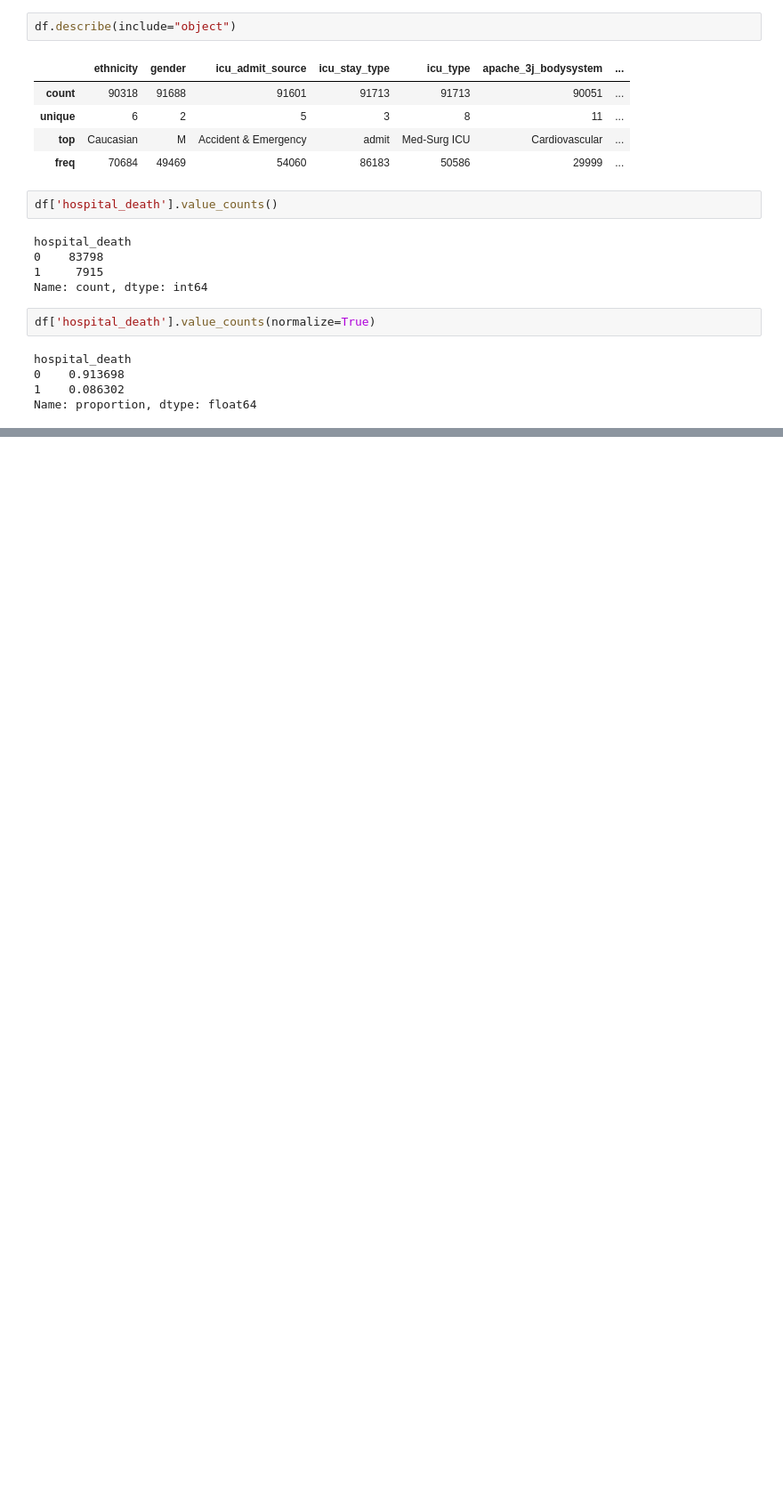
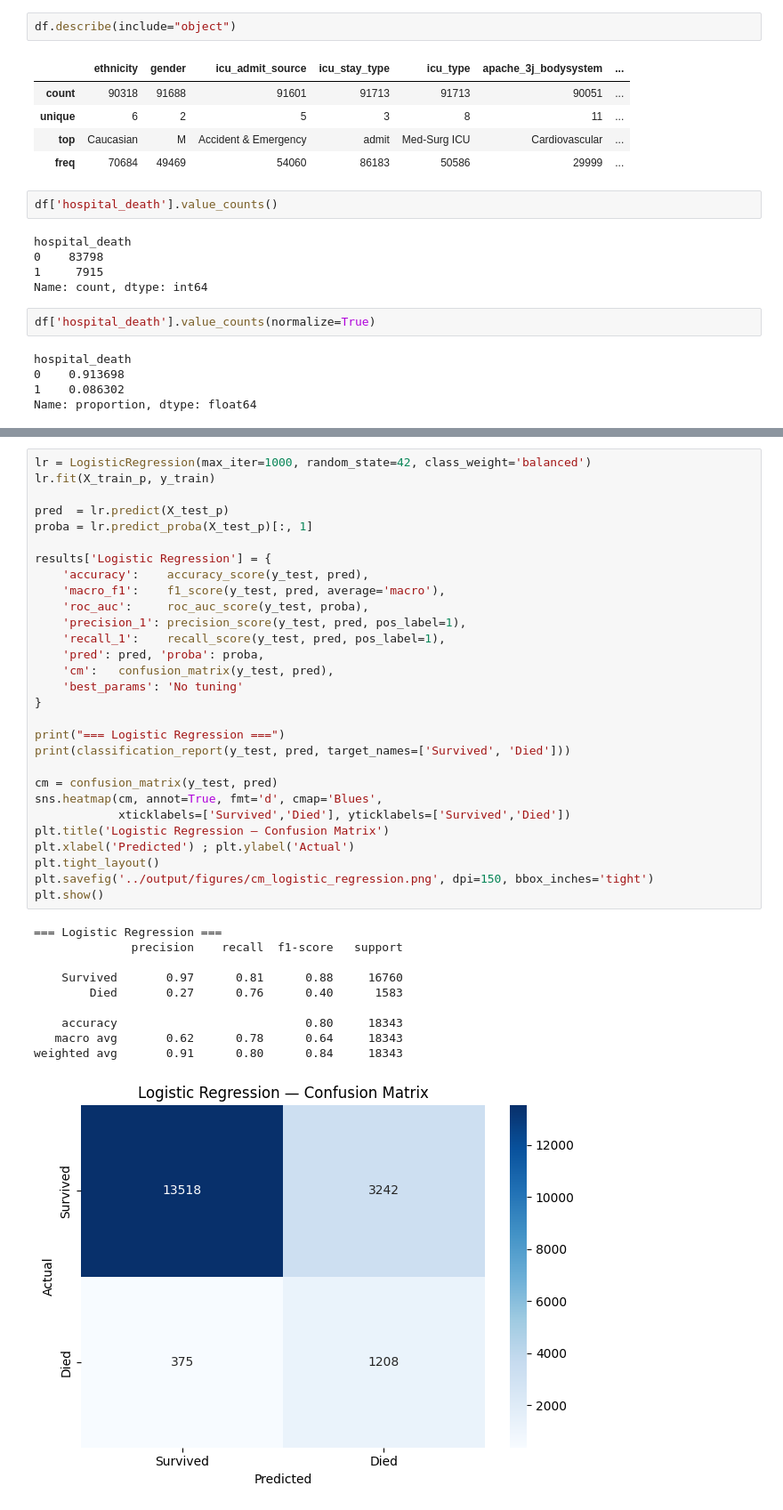
Before and after one commit to ahmad-abotrab/patient_survival_prediction, a Jupyter notebook: notebook/loading_data.ipynb, the cells around one changed output, grey strips where cells are left out. Shown at 89% size. Drawn from its saved outputs; the diff is of its cells as text; blank space fills up the shorter version.

Commit message:
training 4 models and making a comparsion between their results

```diff
--- a/notebook/loading_data.ipynb
+++ b/notebook/loading_data.ipynb
@@ -109,0 +231,40 @@ plt.show()
+# %%
+lr = LogisticRegression(max_iter=1000, random_state=42, class_weight='balanced')
+lr.fit(X_train_p, y_train)
+
+pred  = lr.predict(X_test_p)
+proba = lr.predict_proba(X_test_p)[:, 1]
+
+results['Logistic Regression'] = {
+    'accuracy':    accuracy_score(y_test, pred),
+    'macro_f1':    f1_score(y_test, pred, average='macro'),
+    'roc_auc':     roc_auc_score(y_test, proba),
+    'precision_1': precision_score(y_test, pred, pos_label=1),
+    'recall_1':    recall_score(y_test, pred, pos_label=1),
+    'pred': pred, 'proba': proba,
+    'cm':   confusion_matrix(y_test, pred),
+    'best_params': 'No tuning'
+}
+
+print("=== Logistic Regression ===")
+print(classification_report(y_test, pred, target_names=['Survived', 'Died']))
+
+cm = confusion_matrix(y_test, pred)
+sns.heatmap(cm, annot=True, fmt='d', cmap='Blues',
+            xticklabels=['Survived','Died'], yticklabels=['Survived','Died'])
+plt.title('Logistic Regression — Confusion Matrix')
+plt.xlabel('Predicted') ; plt.ylabel('Actual')
+plt.tight_layout()
+plt.savefig('../output/figures/cm_logistic_regression.png', dpi=150, bbox_inches='tight')
+plt.show()
+# %% [output]
+=== Logistic Regression ===
+              precision    recall  f1-score   support
+
+    Survived       0.97      0.81      0.88     16760
+        Died       0.27      0.76      0.40      1583
+
+    accuracy                           0.80     18343
+   macro avg       0.62      0.78      0.64     18343
+weighted avg       0.91      0.80      0.84     18343
+[figure, added]
```
Also changed, not shown: parts of 18 cells of this notebook, 10 other files.
